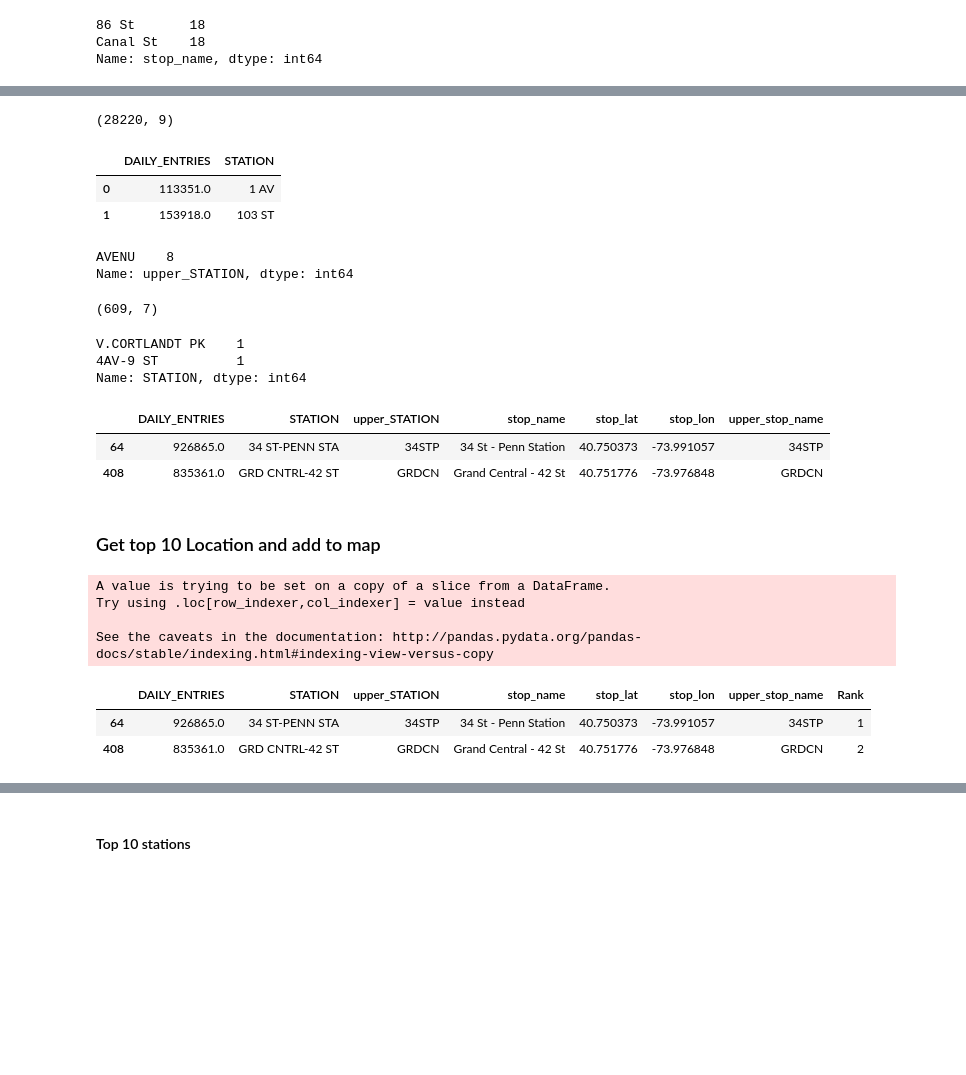
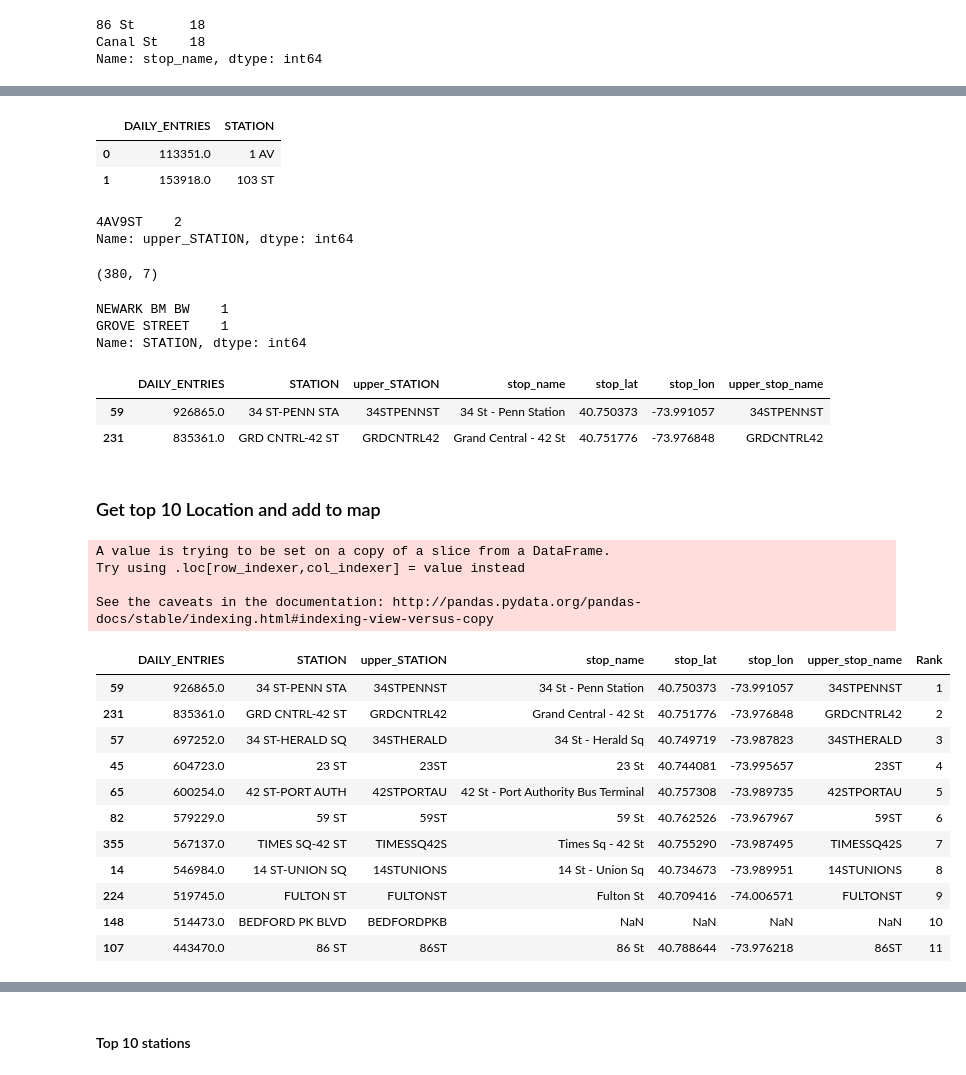
Before and after one commit to cyrus-rustomji/metis_projects, a Jupyter notebook: FirstProejct.ipynb, the cells around one changed output, grey strips where cells are left out. Drawn from its saved outputs; the diff is of its cells as text; code cells hidden in the pictures; blank space fills up the shorter version.

```diff
--- a/FirstProejct.ipynb
+++ b/FirstProejct.ipynb
@@ -576,6 +596,6 @@ newColStopName = newColStopName.str.replace('STATION', 'STA')
 newColStopName = newColStopName.str.replace('-', '')
 newColStopName = newColStopName.str.replace('\s+', '')
 
-stops_df['upper_stop_name'] =newColStopName.str[:5]
+stops_df['upper_stop_name'] =newColStopName.str[:10]
 stops_df['upper_stop_name'].head(2)
 # %% [output]
@@ -584,8 +604,4 @@ stops_df['upper_stop_name'].head(2)
 Name: upper_stop_name, dtype: object
-# %%
-turnstiles_daily.shape
-# %% [output]
-(28220, 9)
 # %%
 #turnstiles_daily_byStation_dict =turnstiles_daily_byStation.apply(dict)
 #dailyDict = turnstiles_daily_byStation_dict['DAILY_ENTRIES']
@@ -599,10 +615,10 @@ newColStation = turnstiles_daily_byStation_df['STATION']
 newColStation = newColStation.str.upper()
 newColStation = newColStation.str.replace('-', '')
 newColStation = newColStation.str.replace('\s+', '')
-turnstiles_daily_byStation_df['upper_STATION'] =  newColStation.str[:5]
+turnstiles_daily_byStation_df['upper_STATION'] =  newColStation.str[:10]
 turnstiles_daily_byStation_df['upper_STATION'].value_counts().head(1)
 # %% [output]
-AVENU    8
+4AV9ST    2
 Name: upper_STATION, dtype: int64
 # %%
 turnstiles_daily_stop = turnstiles_daily_byStation_df.merge(stops_df, left_on='upper_STATION', right_on='upper_stop_name', how='left')
@@ -611,38 +627,47 @@ turnstiles_daily_stop = turnstiles_daily_byStation_df.merge(stops_df, left_on='u
 turnstiles_daily_stop = turnstiles_daily_stop[turnstiles_daily_stop.STATION.notnull()]
 turnstiles_daily_stop.shape
 # %% [output]
-(609, 7)
+(380, 7)
 # %%
 turnstiles_daily_stop[turnstiles_daily_stop.upper_stop_name.isnull()]['STATION'].value_counts().head(2)
 # %% [output]
-V.CORTLANDT PK    1
-4AV-9 ST          1
+NEWARK BM BW    1
+GROVE STREET    1
 Name: STATION, dtype: int64
 # %%
 turnstiles_daily_stop = turnstiles_daily_stop.sort_values(by=['DAILY_ENTRIES'], ascending=False)
 turnstiles_daily_stop.head(2)
 # %% [output]
 |  | DAILY_ENTRIES | STATION | upper_STATION | stop_name | stop_lat | stop_lon | upper_stop_name |
-| 64 | 926865.0 | 34 ST-PENN STA | 34STP | 34 St - Penn Station | 40.750373 | -73.991057 | 34STP |
-| 408 | 835361.0 | GRD CNTRL-42 ST | GRDCN | Grand Central - 42 St | 40.751776 | -73.976848 | GRDCN |
+| 59 | 926865.0 | 34 ST-PENN STA | 34STPENNST | 34 St - Penn Station | 40.750373 | -73.991057 | 34STPENNST |
+| 231 | 835361.0 | GRD CNTRL-42 ST | GRDCNTRL42 | Grand Central - 42 St | 40.751776 | -73.976848 | GRDCNTRL42 |
 # %% [markdown]
 ### Get top 10 Location and add to map
 # %%
 %matplotlib inline
 import gmaps
 import math
 
 top10Stations = turnstiles_daily_stop[:11]
 top10Stations['Rank'] = top10Stations['DAILY_ENTRIES'].rank(ascending=False).astype(int)
-top10Stations.head(2)
+top10Stations
 # %% [output]
 A value is trying to be set on a copy of a slice from a DataFrame.
 Try using .loc[row_indexer,col_indexer] = value instead
 
 See the caveats in the documentation: http://pandas.pydata.org/pandas-docs/stable/indexing.html#indexing-view-versus-copy
 |  | DAILY_ENTRIES | STATION | upper_STATION | stop_name | stop_lat | stop_lon | upper_stop_name | Rank |
-| 64 | 926865.0 | 34 ST-PENN STA | 34STP | 34 St - Penn Station | 40.750373 | -73.991057 | 34STP | 1 |
-| 408 | 835361.0 | GRD CNTRL-42 ST | GRDCN | Grand Central - 42 St | 40.751776 | -73.976848 | GRDCN | 2 |
+| 59 | 926865.0 | 34 ST-PENN STA | 34STPENNST | 34 St - Penn Station | 40.750373 | -73.991057 | 34STPENNST | 1 |
+| 231 | 835361.0 | GRD CNTRL-42 ST | GRDCNTRL42 | Grand Central - 42 St | 40.751776 | -73.976848 | GRDCNTRL42 | 2 |
+| 57 | 697252.0 | 34 ST-HERALD SQ | 34STHERALD | 34 St - Herald Sq | 40.749719 | -73.987823 | 34STHERALD | 3 |
+| 45 | 604723.0 | 23 ST | 23ST | 23 St | 40.744081 | -73.995657 | 23ST | 4 |
+| 65 | 600254.0 | 42 ST-PORT AUTH | 42STPORTAU | 42 St - Port Authority Bus Terminal | 40.757308 | -73.989735 | 42STPORTAU | 5 |
+| 82 | 579229.0 | 59 ST | 59ST | 59 St | 40.762526 | -73.967967 | 59ST | 6 |
+| 355 | 567137.0 | TIMES SQ-42 ST | TIMESSQ42S | Times Sq - 42 St | 40.755290 | -73.987495 | TIMESSQ42S | 7 |
+| 14 | 546984.0 | 14 ST-UNION SQ | 14STUNIONS | 14 St - Union Sq | 40.734673 | -73.989951 | 14STUNIONS | 8 |
+| 224 | 519745.0 | FULTON ST | FULTONST | Fulton St | 40.709416 | -74.006571 | FULTONST | 9 |
+| 148 | 514473.0 | BEDFORD PK BLVD | BEDFORDPKB | NaN | NaN | NaN | NaN | 10 |
+| 107 | 443470.0 | 86 ST | 86ST | 86 St | 40.788644 | -73.976218 | 86ST | 11 |
 # %%
 plt.figure()
 plt.xlabel('Daily Entries')
```
Also changed, not shown: parts of 6 cells of this notebook.
